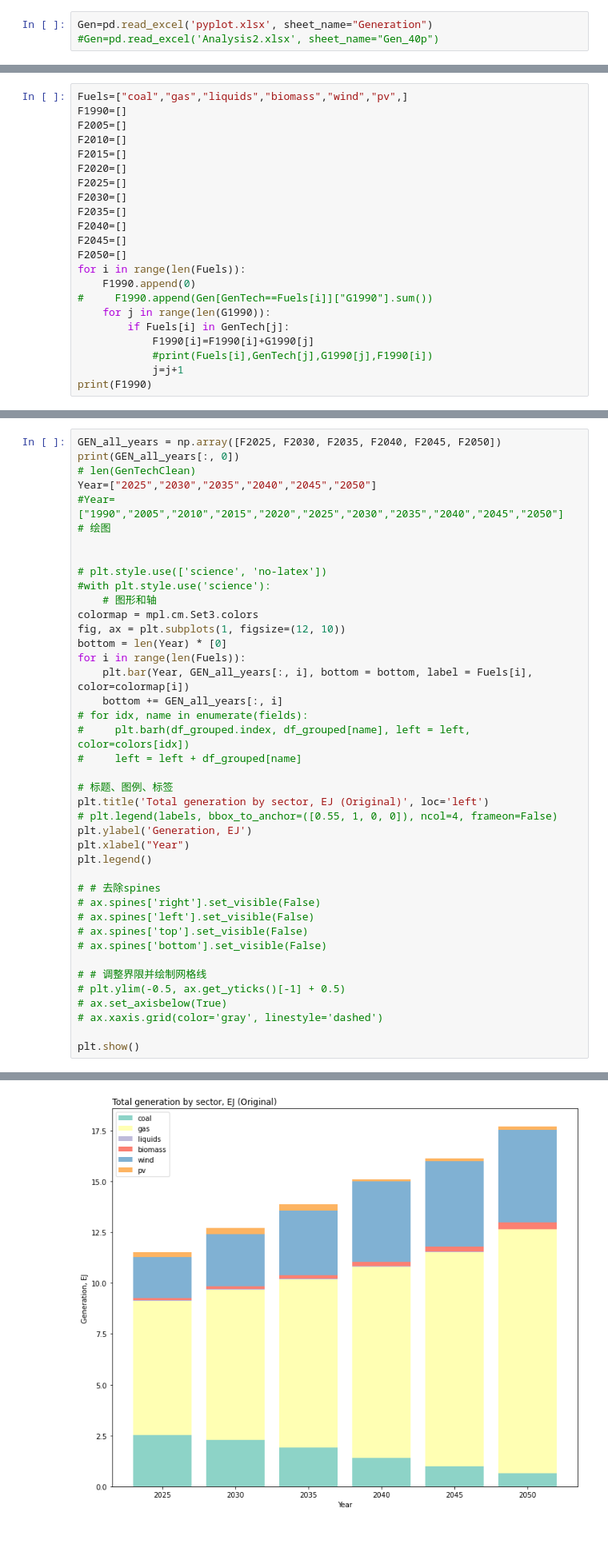
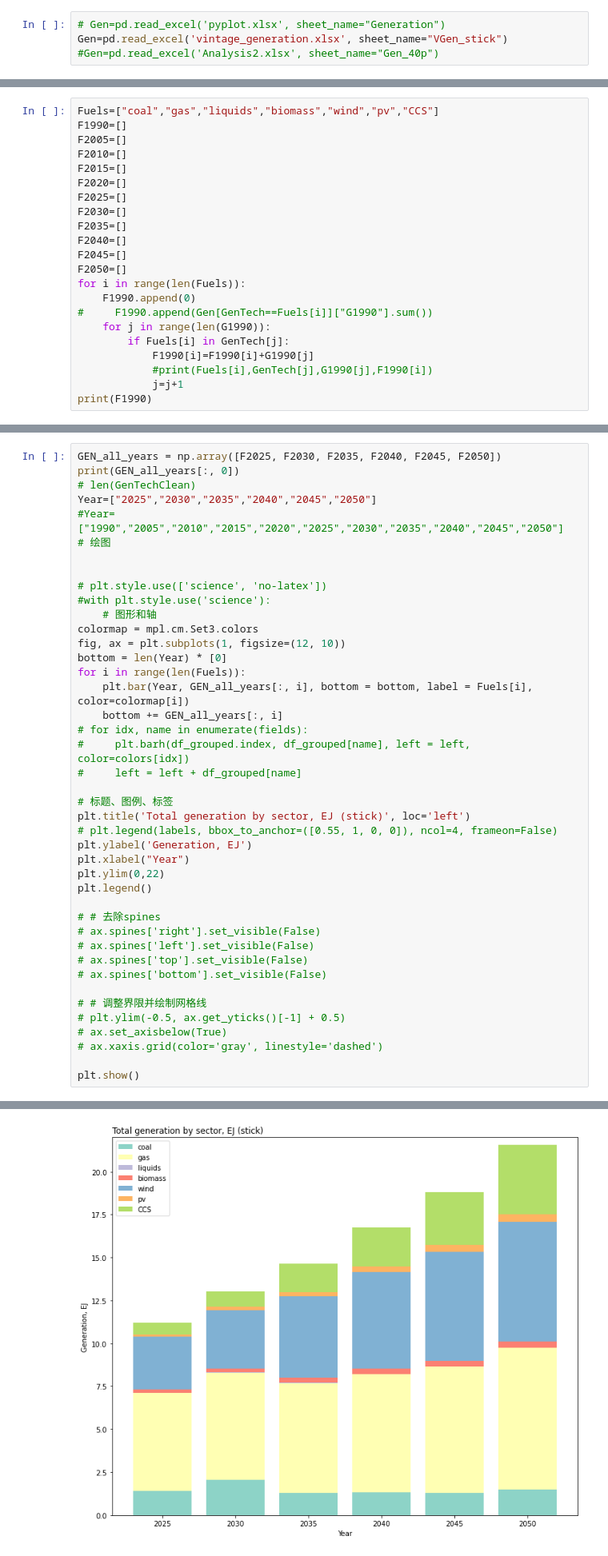
Before and after one commit to huilinya/huilin, a Jupyter notebook: GCAM-generation-stack.ipynb, the cells around one changed output, grey strips where cells are left out. Shown: that part at 80% size. Cells and saved outputs as stored; diff of their text form.

```diff
--- a/GCAM-generation-stack.ipynb
+++ b/GCAM-generation-stack.ipynb
@@ -11,7 +11,8 @@ import matplotlib as mpl
 # %%
 # pip install SciencePlots
 # %%
-Gen=pd.read_excel('pyplot.xlsx', sheet_name="Generation")
+# Gen=pd.read_excel('pyplot.xlsx', sheet_name="Generation")
+Gen=pd.read_excel('vintage_generation.xlsx', sheet_name="VGen_stick")
 #Gen=pd.read_excel('Analysis2.xlsx', sheet_name="Gen_40p")
 # %%
 GenTech=Gen['Tech']
@@ -34,5 +33,5 @@ print(GenTechClean)
 # %%
-Fuels=["coal","gas","liquids","biomass","wind","pv",]
+Fuels=["coal","gas","liquids","biomass","wind","pv","CCS"]
 F1990=[]
 F2005=[]
 F2010=[]
@@ -142,10 +142,11 @@ for i in range(len(Fuels)):
 #     left = left + df_grouped[name]
 
 # 标题、图例、标签
-plt.title('Total generation by sector, EJ (Original)', loc='left')
+plt.title('Total generation by sector, EJ (stick)', loc='left')
 # plt.legend(labels, bbox_to_anchor=([0.55, 1, 0, 0]), ncol=4, frameon=False)
 plt.ylabel('Generation, EJ')
 plt.xlabel("Year")
+plt.ylim(0,22)
 plt.legend()
 
 # # 去除spines
@@ -165,4 +166,4 @@ plt.show()
-[figure, old version]
+[figure, new version]
 # %%
 '''#这边是画图尝试配色方案和风格的一个copy
 GEN_all_years = np.array([F2025, F2030, F2035, F2040, F2045, F2050])
```
Also changed, not shown: parts of 4 cells of this notebook.
